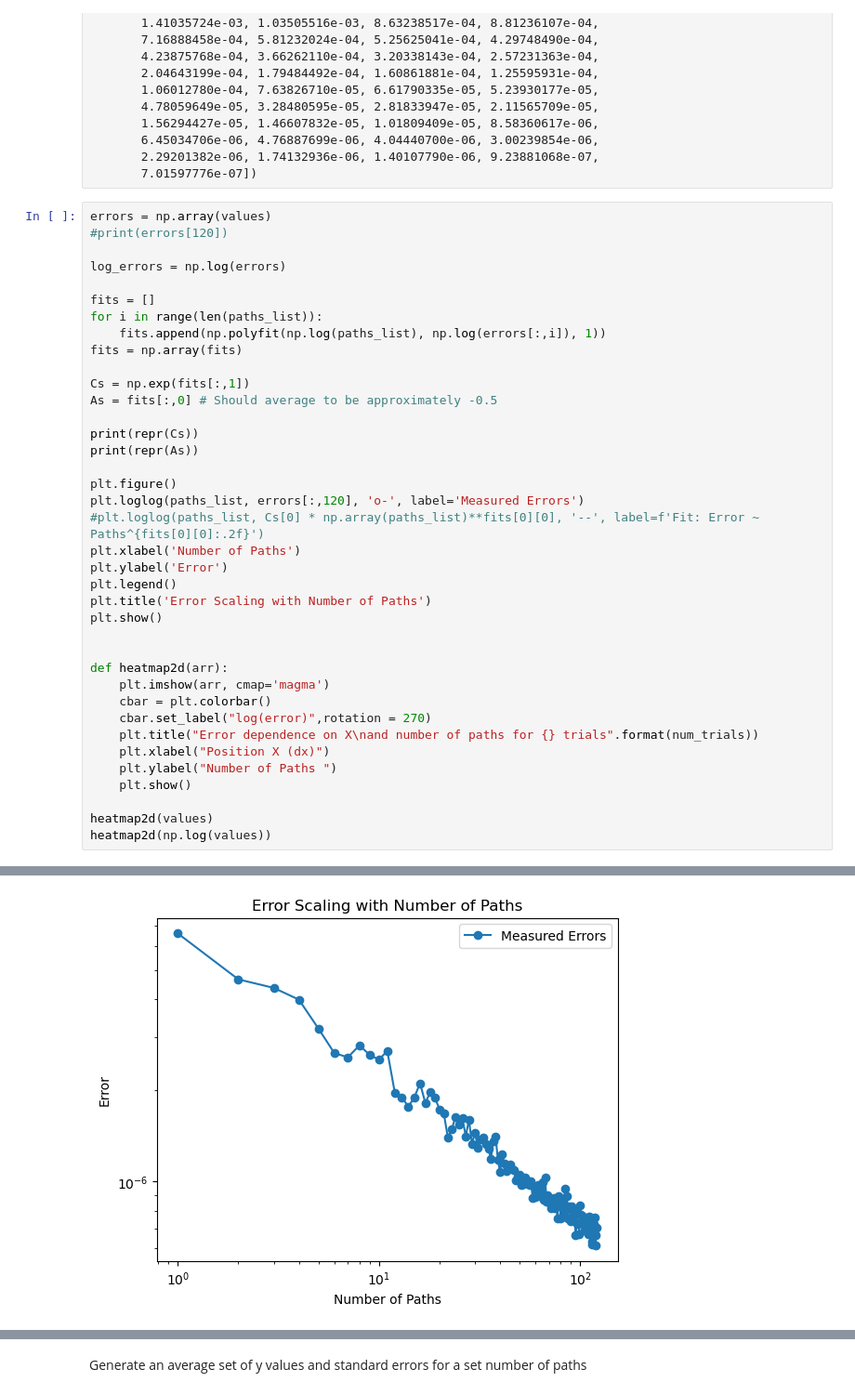
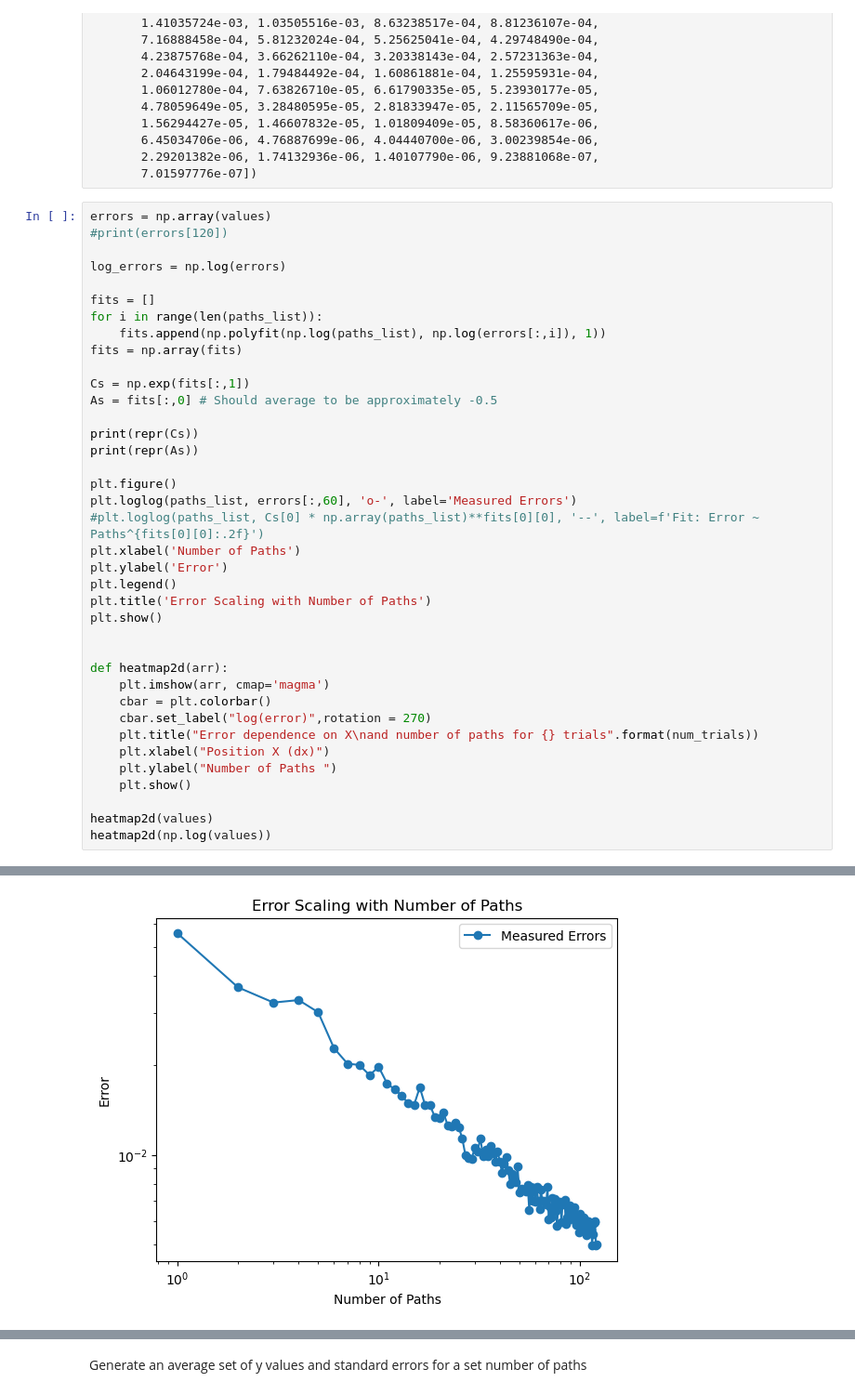
Before and after one commit to Wildeofthewest1/ProjectRepo, a Jupyter notebook: FeynmanPathIntegralJUPYTER.ipynb, the cells around one changed output, grey strips where cells are left out. Shown at 93% size. Saved outputs shown, nothing was run; the diff lists cells and outputs as text.

```diff
--- a/FeynmanPathIntegralJUPYTER.ipynb
+++ b/FeynmanPathIntegralJUPYTER.ipynb
@@ -3806,7 +3806,7 @@ print(repr(Cs))
 print(repr(As))
 
 plt.figure()
-plt.loglog(paths_list, errors[:,120], 'o-', label='Measured Errors')
+plt.loglog(paths_list, errors[:,60], 'o-', label='Measured Errors')
 #plt.loglog(paths_list, Cs[0] * np.array(paths_list)**fits[0][0], '--', label=f'Fit: Error ~ Paths^{fits[0][0]:.2f}')
 plt.xlabel('Number of Paths')
 plt.ylabel('Error')
@@ -3817,34 +3817,34 @@ plt.show()
 
 def heatmap2d(arr):
     plt.imshow(arr, cmap='magma')
     cbar = plt.colorbar()
     cbar.set_label("log(error)",rotation = 270)
     plt.title("Error dependence on X\nand number of paths for {} trials".format(num_trials))
     plt.xlabel("Position X (dx)")
     plt.ylabel("Number of Paths ")
     plt.show()
 
 heatmap2d(values)
 heatmap2d(np.log(values))
 # %% [output]
 array([7.73378976e-06, 1.00826164e-05, 1.41177094e-05, 1.69180007e-05,
        2.35544331e-05, 3.02896014e-05, 4.16110700e-05, 5.52355193e-05,
        6.86399097e-05, 9.08960203e-05, 1.17477907e-04, 1.49410917e-04,
        1.92400899e-04, 2.34834020e-04, 3.00369573e-04, 3.73333772e-04,
        4.84248708e-04, 5.82515235e-04, 7.28449635e-04, 8.96385026e-04,
        1.14671546e-03, 1.37315055e-03, 1.62404089e-03, 1.92530950e-03,
        2.42836553e-03, 2.86863810e-03, 3.43461316e-03, 4.04483545e-03,
        4.62564112e-03, 5.74397775e-03, 6.23112165e-03, 7.34844963e-03,
        8.12995036e-03, 9.23022695e-03, 1.11958751e-02, 1.27596164e-02,
        1.40946030e-02, 1.53584808e-02, 1.75595374e-02, 2.00803508e-02,
        2.16868763e-02, 2.33275954e-02, 2.57733848e-02, 2.81531504e-02,
        3.09491379e-02, 3.29693647e-02, 3.73306310e-02, 3.98969705e-02,
 ... (40 lines left out)
        -0.50379547, -0.50716064, -0.51375629, -0.50006224, -0.50308899,
        -0.48919363, -0.49980385, -0.49767477, -0.50225658, -0.50820862,
        -0.490278  , -0.49008341, -0.4916445 , -0.49307631, -0.51456352,
        -0.4981994 ])
-[figure, old version]
+[figure, new version]
 [figure]
 [figure]
 # %% [markdown]
```
Also changed, not shown: parts of 4 cells of this notebook.
